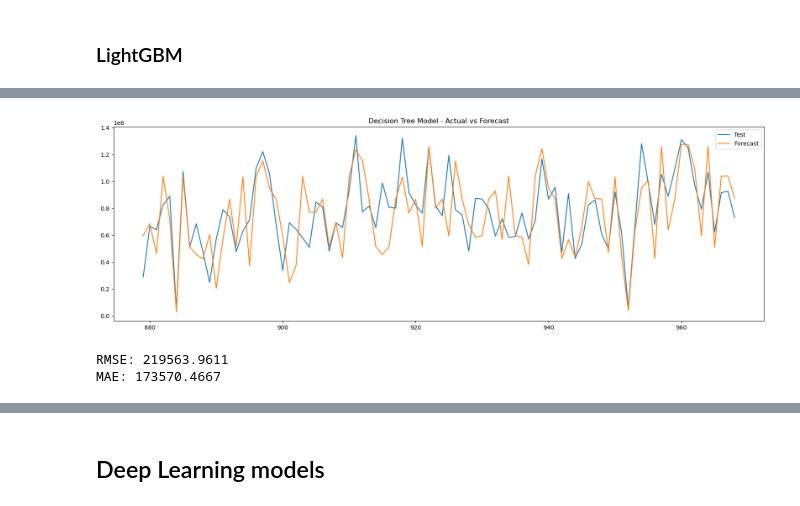
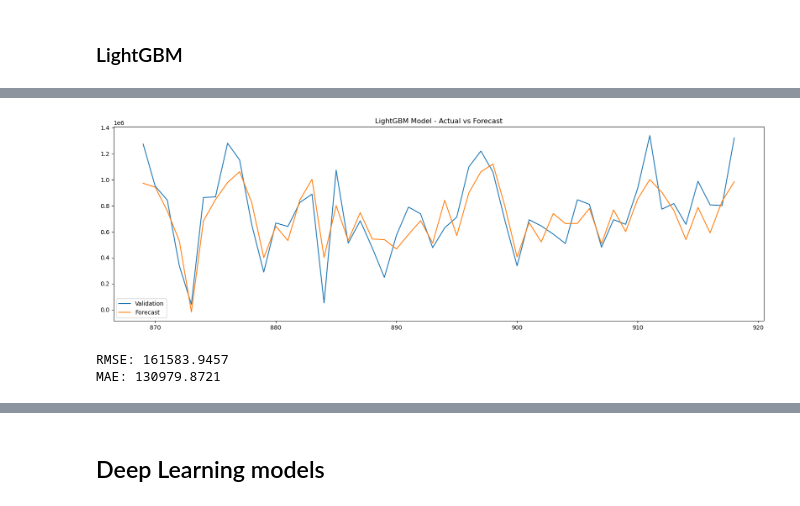
Before and after one commit to andrii-zapukhlyi/inpost_optimizing, a Jupyter notebook: inpost_optimizing.ipynb, the cells around one changed output, grey strips where cells are left out. Saved outputs shown, nothing was run; the diff lists cells and outputs as text; code cells hidden in the pictures.

```diff
--- a/inpost_optimizing.ipynb
+++ b/inpost_optimizing.ipynb
@@ -1211,8 +1228,10 @@ num_columns.remove("Volume")
 
 X_train = X_train.copy()
 X_test = X_test.copy()
+X_val = X_val.copy()
 
 X_train[num_columns] = scaler.fit_transform(X_train[num_columns])
 X_test[num_columns] = scaler.transform(X_test[num_columns])
+X_val[num_columns] = scaler.transform(X_val[num_columns])
 # %% [markdown]
 I scaled all numeric features using MinMaxScaler, excluding the sine/cosine representations and boolean features with fewer than two unique values. The scaler was fitted only on the training data to prevent data leakage.
@@ -1220,34 +1276,3 @@ I scaled all numeric features using MinMaxScaler, excluding the sine/cosine repr
 ## Decision Trees and Ensembles models
 # %% [markdown]
 ### LightGBM
-# %%
-lgb_train = lgb.Dataset(X_train, y_train)
-lgb_test = lgb.Dataset(X_test, y_test, reference=lgb_train)
-
-params = {
-    'objective': 'regression',
-    'metric': 'rmse',
-    'boosting_type': 'gbdt',
-    'verbose': -1
-}
-
-lgb = lgb.train(
-    params,
-    lgb_train,
-    valid_sets=[lgb_train, lgb_test],
-)
-
-y_pred = lgb.predict(X_test, num_iteration=lgb.best_iteration)
-
-mae_lgb = mean_absolute_error(y_test, y_pred)
-rmse_lgb = np.sqrt(mean_squared_error(y_test, y_pred))
-
-plt.figure(figsize=(20, 6))
-plt.plot(y_test.index, y_test, label='Test')
-plt.plot(y_test.index, y_pred, label='Forecast')
-plt.legend(loc='best')
-plt.title('LightGBM Model - Actual vs Forecast')
-plt.show()
-
-print(f"RMSE: {rmse_lgb:.4f}")
-print(f"MAE: {mae_lgb:.4f}")
@@ -1328,22 +1279,6 @@ MAE: 135965.5242
-# %%
-tree = DecisionTreeRegressor()
-tree.fit(X_train, y_train)
-
-y_pred = tree.predict(X_test)
-
-mae_tree = mean_absolute_error(y_test, y_pred)
-rmse_tree = np.sqrt(mean_squared_error(y_test, y_pred))
-
-plt.figure(figsize=(20, 6))
-plt.plot(y_test.index, y_test, label='Test')
-plt.plot(y_test.index, y_pred, label='Forecast')
-plt.legend(loc='best')
-plt.title('Decision Tree Model - Actual vs Forecast')
-plt.show()
-
-print(f"RMSE: {rmse_tree:.4f}")
-print(f"MAE: {mae_tree:.4f}")
-# %% [output]
-[figure, removed]
-RMSE: 219563.9611
-MAE: 173570.4667
+# %%
+rmse_lgb = train_and_evaluate_model(lgb, "LightGBM")
+# %% [output]
+[figure, added]
+RMSE: 161583.9457
+MAE: 130979.8721
```
Also changed, not shown: parts of 68 cells of this notebook, 2 other files.
